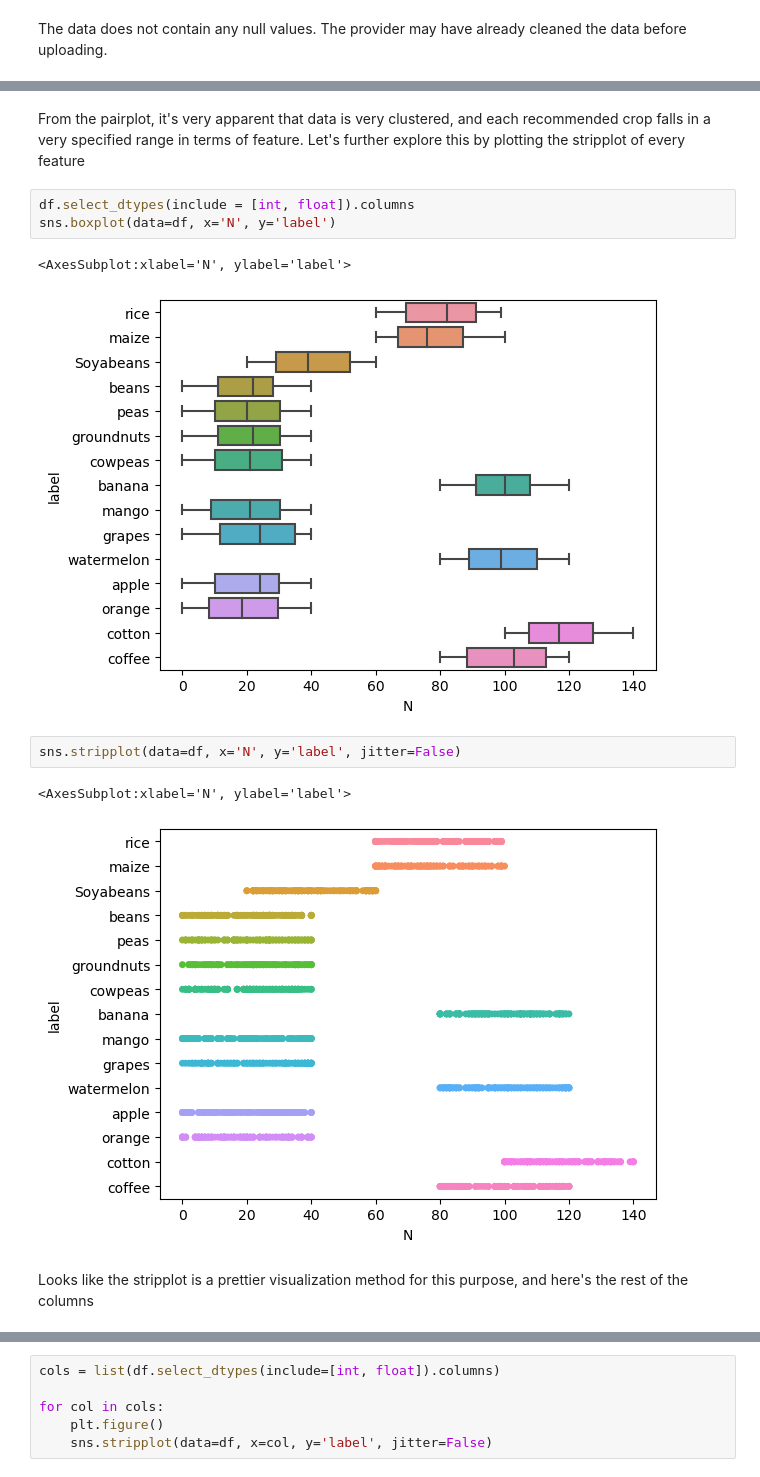
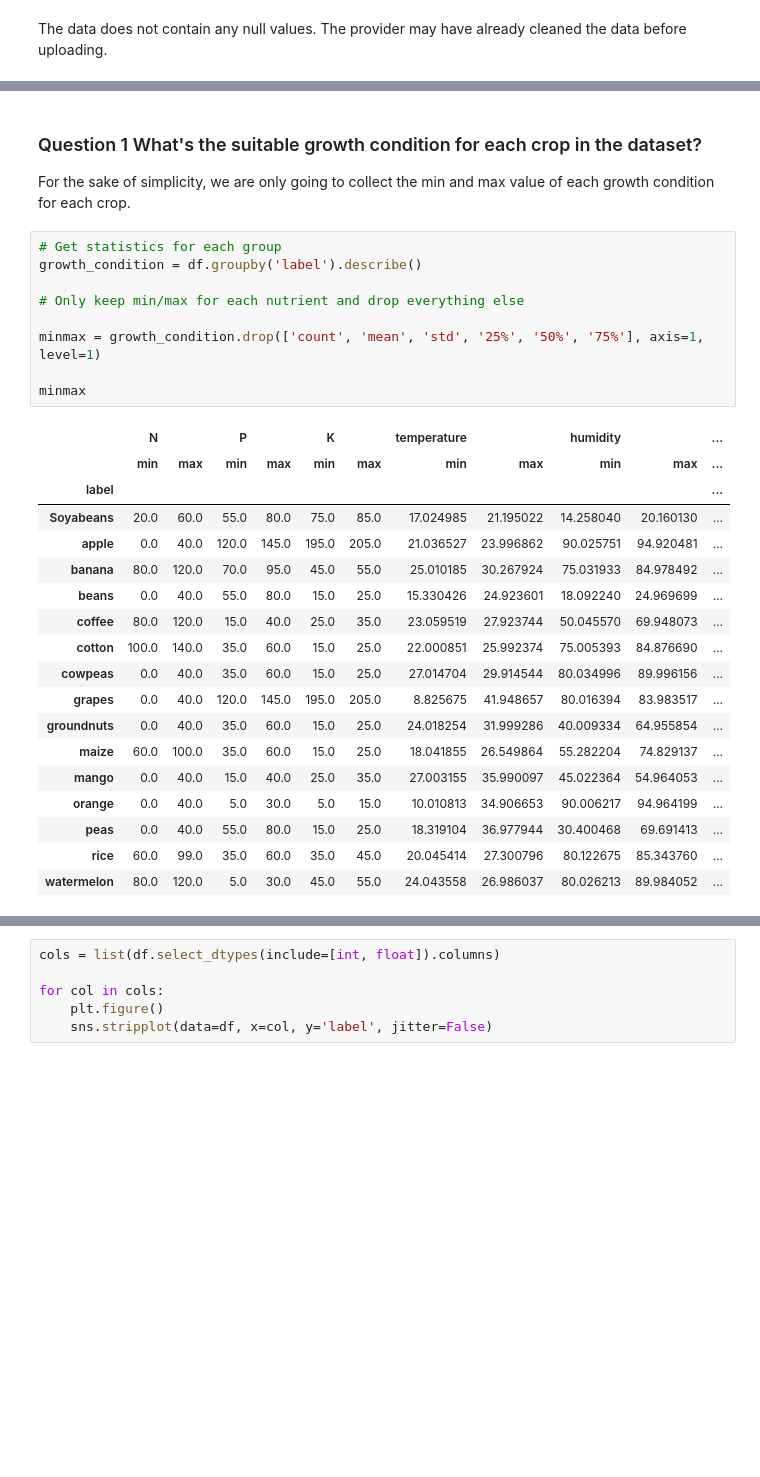
Before and after one commit to michael3770/Udacity-Data-Science-Nanodegree-Projects, a Jupyter notebook: Data Science Blog Post/crop_recommend.ipynb, the cells around one changed output, grey strips where cells are left out. Cells and saved outputs as stored; diff of their text form; blank space fills up the shorter version.

```diff
--- a/Data Science Blog Post/crop_recommend.ipynb
+++ b/Data Science Blog Post/crop_recommend.ipynb
@@ -121,15 +107,32 @@ sns.pairplot(df, hue='label')
-# %% [markdown]
-From the pairplot, it's very apparent that data is very clustered, and each recommended crop falls in a very specified range in terms of feature. Let's further explore this by plotting the stripplot of every feature
-# %%
-df.select_dtypes(include = [int, float]).columns
-sns.boxplot(data=df, x='N', y='label')
-# %% [output]
-<AxesSubplot:xlabel='N', ylabel='label'>
-[figure, removed]
-# %%
-sns.stripplot(data=df, x='N', y='label', jitter=False)
-# %% [output]
-<AxesSubplot:xlabel='N', ylabel='label'>
-[figure, removed]
-# %% [markdown]
-Looks like the stripplot is a prettier visualization method for this purpose, and here's the rest of the columns
+# %% [markdown]
+### Question 1  What's the suitable growth condition for each crop in the dataset?
+
+For the sake of simplicity, we are only going to collect the min and max value of each growth condition for each crop.
+# %%
+# Get statistics for each group
+growth_condition = df.groupby('label').describe()
+
+# Only keep min/max for each nutrient and drop everything else
+
+minmax = growth_condition.drop(['count', 'mean', 'std', '25%', '50%', '75%'], axis=1, level=1)
+
+minmax
+# %% [output]
+|  | N |  | P |  | K |  | temperature |  | humidity |  | ... |
+|  | min | max | min | max | min | max | min | max | min | max | ... |
+| label |  |  |  |  |  |  |  |  |  |  | ... |
+| Soyabeans | 20.0 | 60.0 | 55.0 | 80.0 | 75.0 | 85.0 | 17.024985 | 21.195022 | 14.258040 | 20.160130 | ... |
+| apple | 0.0 | 40.0 | 120.0 | 145.0 | 195.0 | 205.0 | 21.036527 | 23.996862 | 90.025751 | 94.920481 | ... |
+| banana | 80.0 | 120.0 | 70.0 | 95.0 | 45.0 | 55.0 | 25.010185 | 30.267924 | 75.031933 | 84.978492 | ... |
+| beans | 0.0 | 40.0 | 55.0 | 80.0 | 15.0 | 25.0 | 15.330426 | 24.923601 | 18.092240 | 24.969699 | ... |
+| coffee | 80.0 | 120.0 | 15.0 | 40.0 | 25.0 | 35.0 | 23.059519 | 27.923744 | 50.045570 | 69.948073 | ... |
+| cotton | 100.0 | 140.0 | 35.0 | 60.0 | 15.0 | 25.0 | 22.000851 | 25.992374 | 75.005393 | 84.876690 | ... |
+| cowpeas | 0.0 | 40.0 | 35.0 | 60.0 | 15.0 | 25.0 | 27.014704 | 29.914544 | 80.034996 | 89.996156 | ... |
+| grapes | 0.0 | 40.0 | 120.0 | 145.0 | 195.0 | 205.0 | 8.825675 | 41.948657 | 80.016394 | 83.983517 | ... |
+| groundnuts | 0.0 | 40.0 | 35.0 | 60.0 | 15.0 | 25.0 | 24.018254 | 31.999286 | 40.009334 | 64.955854 | ... |
+| maize | 60.0 | 100.0 | 35.0 | 60.0 | 15.0 | 25.0 | 18.041855 | 26.549864 | 55.282204 | 74.829137 | ... |
+| mango | 0.0 | 40.0 | 15.0 | 40.0 | 25.0 | 35.0 | 27.003155 | 35.990097 | 45.022364 | 54.964053 | ... |
+| orange | 0.0 | 40.0 | 5.0 | 30.0 | 5.0 | 15.0 | 10.010813 | 34.906653 | 90.006217 | 94.964199 | ... |
+| peas | 0.0 | 40.0 | 55.0 | 80.0 | 15.0 | 25.0 | 18.319104 | 36.977944 | 30.400468 | 69.691413 | ... |
+| rice | 60.0 | 99.0 | 35.0 | 60.0 | 35.0 | 45.0 | 20.045414 | 27.300796 | 80.122675 | 85.343760 | ... |
+| watermelon | 80.0 | 120.0 | 5.0 | 30.0 | 45.0 | 55.0 | 24.043558 | 26.986037 | 80.026213 | 89.984052 | ... |
```
Also changed, not shown: parts of 21 cells of this notebook, 1 other file.
